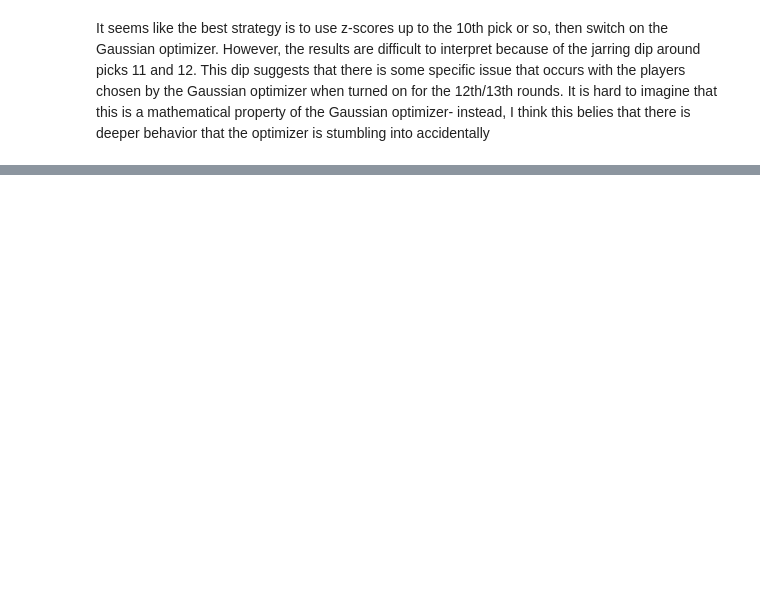
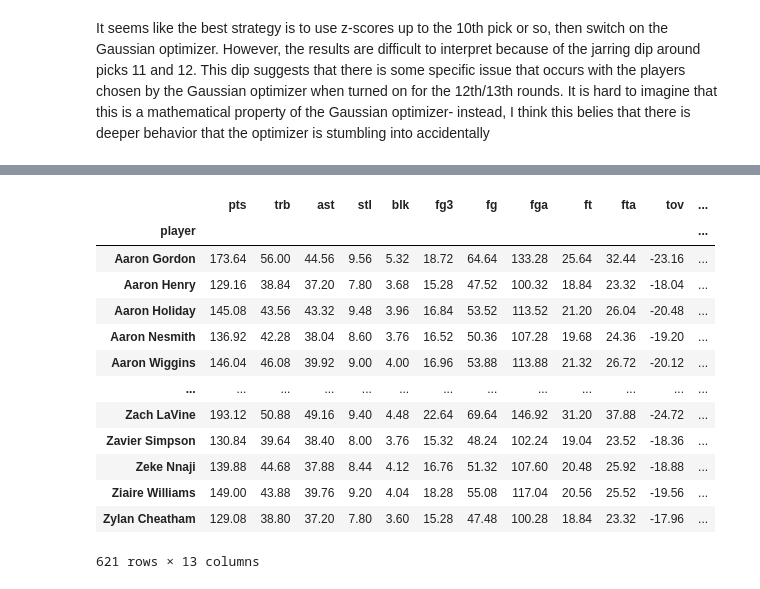
Before and after one commit to zer2/Fantasy-Basketball--in-progress-, a Jupyter notebook: Basketball drafting.ipynb, the cells around one changed output, grey strips where cells are left out. Drawn from its saved outputs; the diff is of its cells as text; code cells hidden in the pictures; blank space fills up the shorter version.

```diff
--- a/Basketball drafting.ipynb
+++ b/Basketball drafting.ipynb
@@ -573,0 +727,2 @@ It seems like the best strategy is to use z-scores up to the 10th pick or so, th
+# %%
+player_assignments = {}
@@ -573,0 +813,17 @@ It seems like the best strategy is to use z-scores up to the 10th pick or so, th
+# %%
+my_means
+# %% [output]
+|  | pts | trb | ast | stl | blk | fg3 | fg | fga | ft | fta | tov | ... |
+| player |  |  |  |  |  |  |  |  |  |  |  | ... |
+| Aaron Gordon | 173.64 | 56.00 | 44.56 | 9.56 | 5.32 | 18.72 | 64.64 | 133.28 | 25.64 | 32.44 | -23.16 | ... |
+| Aaron Henry | 129.16 | 38.84 | 37.20 | 7.80 | 3.68 | 15.28 | 47.52 | 100.32 | 18.84 | 23.32 | -18.04 | ... |
+| Aaron Holiday | 145.08 | 43.56 | 43.32 | 9.48 | 3.96 | 16.84 | 53.52 | 113.52 | 21.20 | 26.04 | -20.48 | ... |
+| Aaron Nesmith | 136.92 | 42.28 | 38.04 | 8.60 | 3.76 | 16.52 | 50.36 | 107.28 | 19.68 | 24.36 | -19.20 | ... |
+| Aaron Wiggins | 146.04 | 46.08 | 39.92 | 9.00 | 4.00 | 16.96 | 53.88 | 113.88 | 21.32 | 26.72 | -20.12 | ... |
+| ... | ... | ... | ... | ... | ... | ... | ... | ... | ... | ... | ... | ... |
+| Zach LaVine | 193.12 | 50.88 | 49.16 | 9.40 | 4.48 | 22.64 | 69.64 | 146.92 | 31.20 | 37.88 | -24.72 | ... |
+| Zavier Simpson | 130.84 | 39.64 | 38.40 | 8.00 | 3.76 | 15.32 | 48.24 | 102.24 | 19.04 | 23.52 | -18.36 | ... |
+| Zeke Nnaji | 139.88 | 44.68 | 37.88 | 8.44 | 4.12 | 16.76 | 51.32 | 107.60 | 20.48 | 25.92 | -18.88 | ... |
+| Ziaire Williams | 149.00 | 43.88 | 39.76 | 9.20 | 4.04 | 18.28 | 55.08 | 117.04 | 20.56 | 25.52 | -19.56 | ... |
+| Zylan Cheatham | 129.08 | 38.80 | 37.20 | 7.80 | 3.60 | 15.28 | 47.48 | 100.28 | 18.84 | 23.32 | -17.96 | ... |
+621 rows × 13 columns
```
Also changed, not shown: parts of 26 cells of this notebook.
